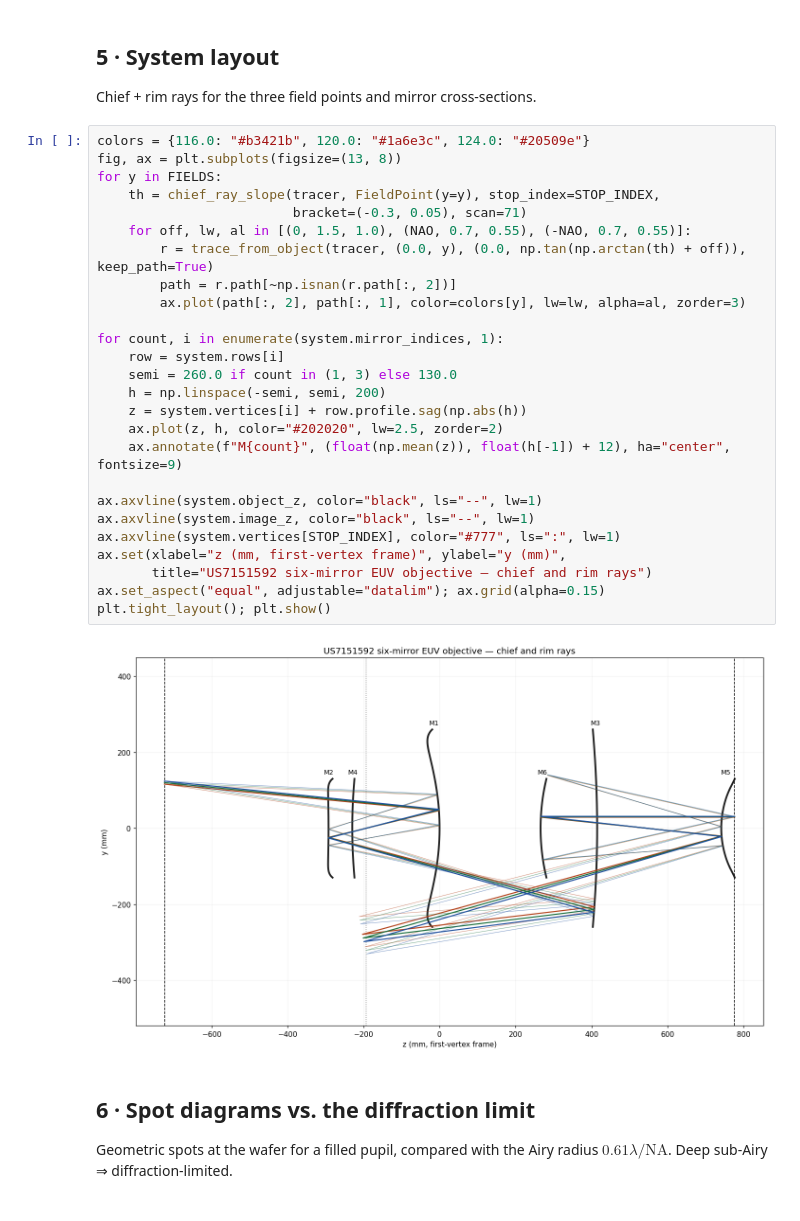
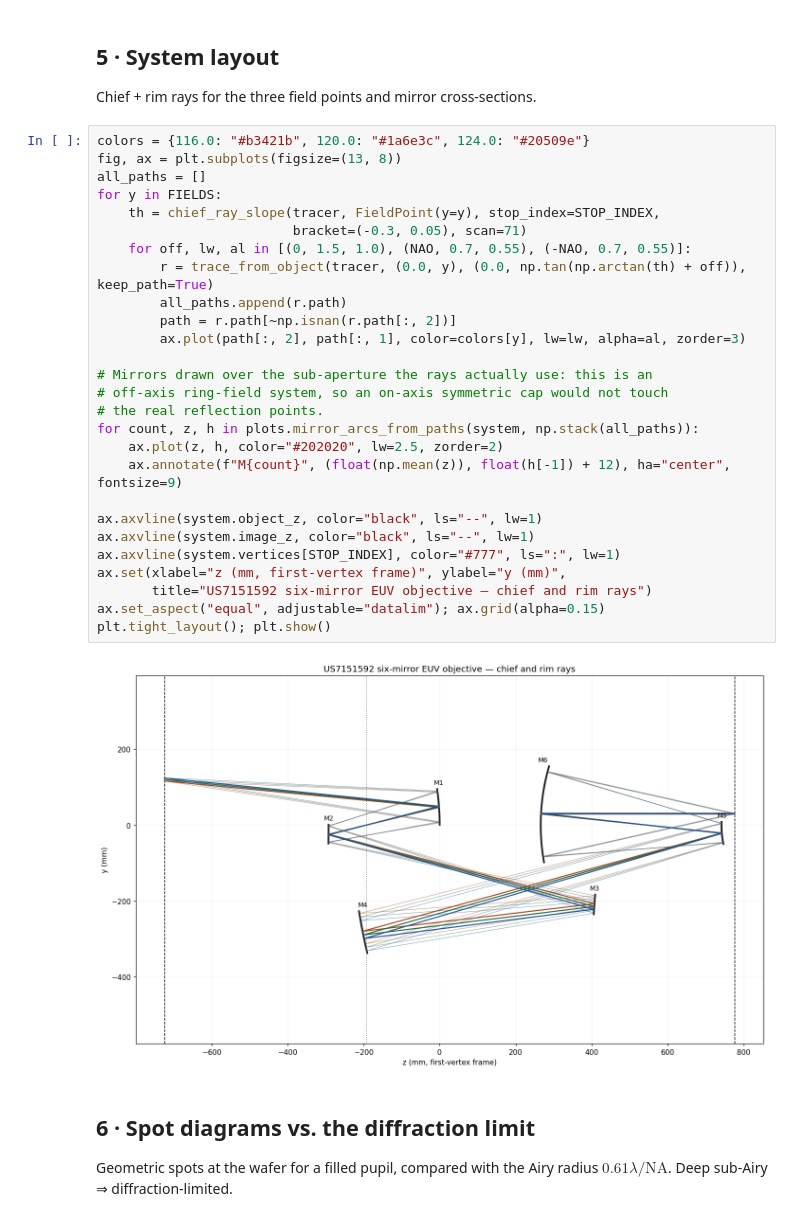
Before and after one commit to blancusjh/geometrical-raytracer, a Jupyter notebook: examples/notebooks/euv_six_mirror.ipynb, the cells around one changed output. Saved outputs shown, nothing was run; the diff lists cells and outputs as text.

```diff
--- a/examples/notebooks/euv_six_mirror.ipynb
+++ b/examples/notebooks/euv_six_mirror.ipynb
@@ -224,31 +224,32 @@ Chief + rim rays for the three field points and mirror cross-sections.
 # %%
 colors = {116.0: "#b3421b", 120.0: "#1a6e3c", 124.0: "#20509e"}
 fig, ax = plt.subplots(figsize=(13, 8))
+all_paths = []
 for y in FIELDS:
     th = chief_ray_slope(tracer, FieldPoint(y=y), stop_index=STOP_INDEX,
                          bracket=(-0.3, 0.05), scan=71)
     for off, lw, al in [(0, 1.5, 1.0), (NAO, 0.7, 0.55), (-NAO, 0.7, 0.55)]:
         r = trace_from_object(tracer, (0.0, y), (0.0, np.tan(np.arctan(th) + off)), keep_path=True)
+        all_paths.append(r.path)
         path = r.path[~np.isnan(r.path[:, 2])]
         ax.plot(path[:, 2], path[:, 1], color=colors[y], lw=lw, alpha=al, zorder=3)
 
-for count, i in enumerate(system.mirror_indices, 1):
-    row = system.rows[i]
-    semi = 260.0 if count in (1, 3) else 130.0
-    h = np.linspace(-semi, semi, 200)
-    z = system.vertices[i] + row.profile.sag(np.abs(h))
+# Mirrors drawn over the sub-aperture the rays actually use: this is an
+# off-axis ring-field system, so an on-axis symmetric cap would not touch
+# the real reflection points.
+for count, z, h in plots.mirror_arcs_from_paths(system, np.stack(all_paths)):
     ax.plot(z, h, color="#202020", lw=2.5, zorder=2)
     ax.annotate(f"M{count}", (float(np.mean(z)), float(h[-1]) + 12), ha="center", fontsize=9)
 
 ax.axvline(system.object_z, color="black", ls="--", lw=1)
 ax.axvline(system.image_z, color="black", ls="--", lw=1)
 ax.axvline(system.vertices[STOP_INDEX], color="#777", ls=":", lw=1)
 ax.set(xlabel="z (mm, first-vertex frame)", ylabel="y (mm)",
        title="US7151592 six-mirror EUV objective — chief and rim rays")
 ax.set_aspect("equal", adjustable="datalim"); ax.grid(alpha=0.15)
 plt.tight_layout(); plt.show()
 # %% [output]
-[figure, old version]
+[figure, new version]
 # %% [markdown]
 ## 6 · Spot diagrams vs. the diffraction limit
 
```
Also changed, not shown: parts of 1 cell of this notebook, 1 other file.
